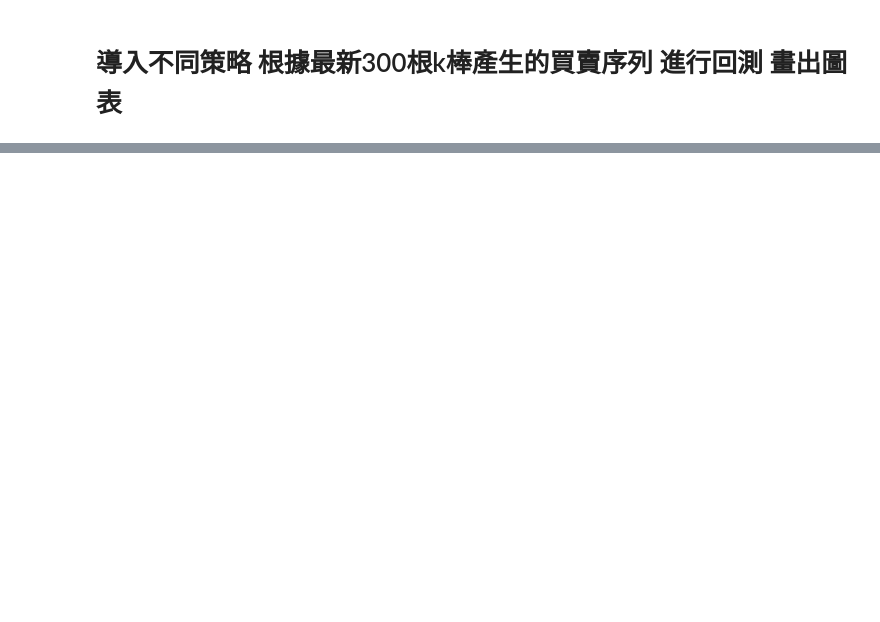
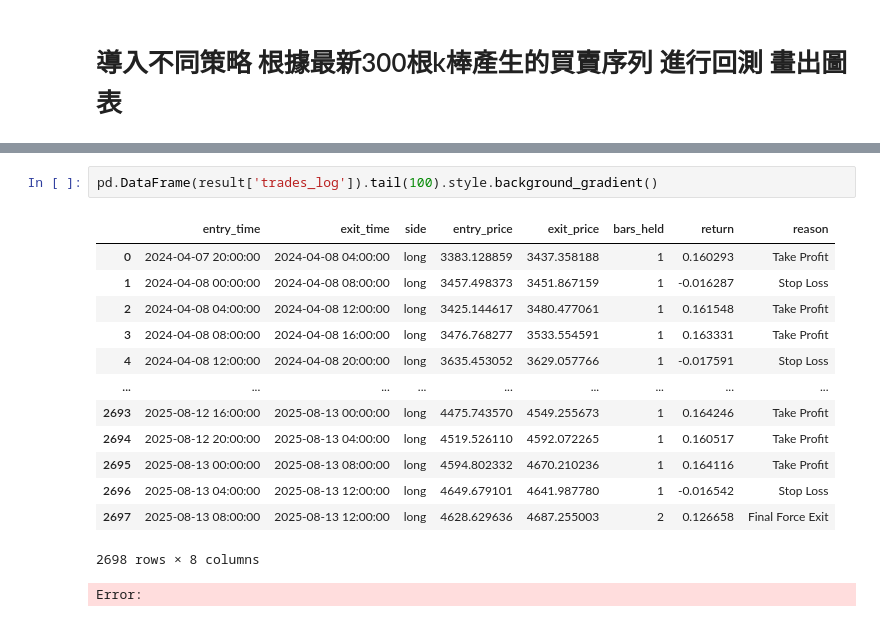
Before and after one commit to skywalker0803r/Vedanta, a Jupyter notebook: backtest_usage.ipynb, the cells around one changed output, grey strips where cells are left out. Drawn from its saved outputs; the diff is of its cells as text; blank space fills up the shorter version.

```diff
--- a/backtest_usage.ipynb
+++ b/backtest_usage.ipynb
@@ -66,3 +66,20 @@ display(df_signals[['timestamp','signal','close','stop_loss']].tail(30).style.ba
+# %%
+pd.DataFrame(result['trades_log']).tail(100).style.background_gradient()
+# %% [output]
+|  | entry_time | exit_time | side | entry_price | exit_price | bars_held | return | reason |
+| 0 | 2024-04-07 20:00:00 | 2024-04-08 04:00:00 | long | 3383.128859 | 3437.358188 | 1 | 0.160293 | Take Profit |
+| 1 | 2024-04-08 00:00:00 | 2024-04-08 08:00:00 | long | 3457.498373 | 3451.867159 | 1 | -0.016287 | Stop Loss |
+| 2 | 2024-04-08 04:00:00 | 2024-04-08 12:00:00 | long | 3425.144617 | 3480.477061 | 1 | 0.161548 | Take Profit |
+| 3 | 2024-04-08 08:00:00 | 2024-04-08 16:00:00 | long | 3476.768277 | 3533.554591 | 1 | 0.163331 | Take Profit |
+| 4 | 2024-04-08 12:00:00 | 2024-04-08 20:00:00 | long | 3635.453052 | 3629.057766 | 1 | -0.017591 | Stop Loss |
+| ... | ... | ... | ... | ... | ... | ... | ... | ... |
+| 2693 | 2025-08-12 16:00:00 | 2025-08-13 00:00:00 | long | 4475.743570 | 4549.255673 | 1 | 0.164246 | Take Profit |
+| 2694 | 2025-08-12 20:00:00 | 2025-08-13 04:00:00 | long | 4519.526110 | 4592.072265 | 1 | 0.160517 | Take Profit |
+| 2695 | 2025-08-13 00:00:00 | 2025-08-13 08:00:00 | long | 4594.802332 | 4670.210236 | 1 | 0.164116 | Take Profit |
+| 2696 | 2025-08-13 04:00:00 | 2025-08-13 12:00:00 | long | 4649.679101 | 4641.987780 | 1 | -0.016542 | Stop Loss |
+| 2697 | 2025-08-13 08:00:00 | 2025-08-13 12:00:00 | long | 4628.629636 | 4687.255003 | 2 | 0.126658 | Final Force Exit |
+2698 rows × 8 columns
+Error:
 # %%
 import seaborn as sns
 import matplotlib.pyplot as plt
```
Also changed, not shown: parts of 2 cells of this notebook.
